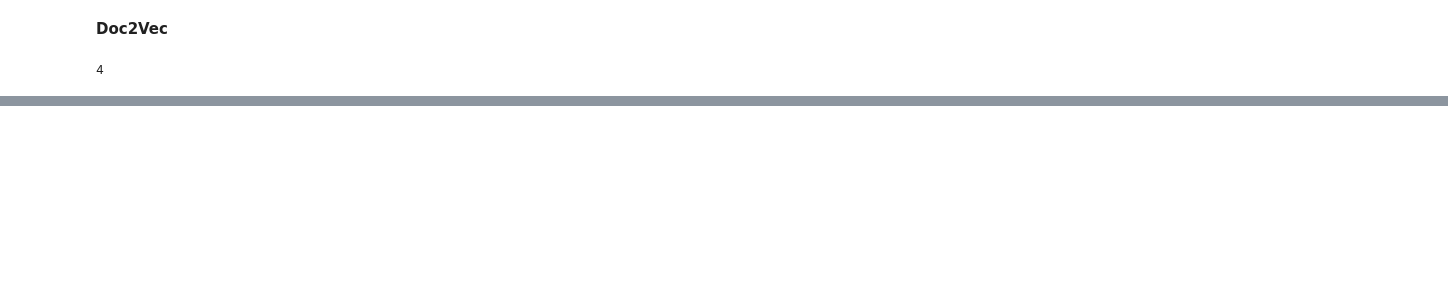
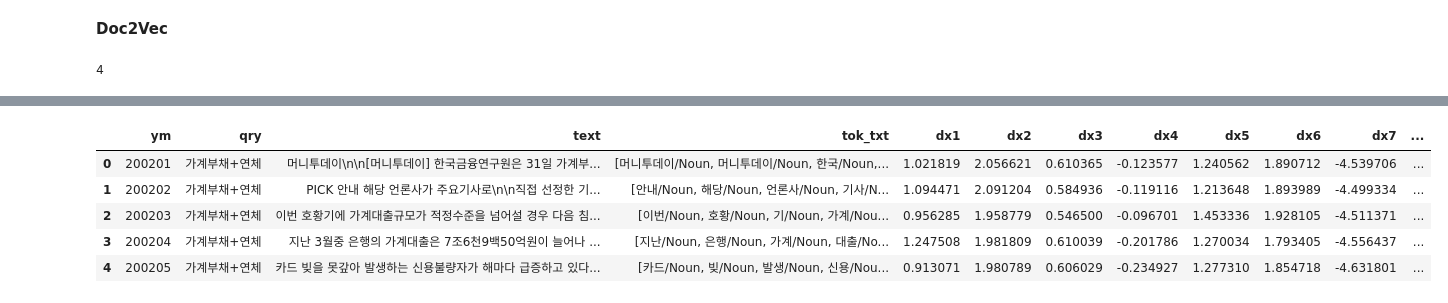
Before and after one commit to jeonghyunwoo/pub_data, a Jupyter notebook: social_d2v_2.ipynb, the cells around one changed output, grey strips where cells are left out. Cells and saved outputs as stored; diff of their text form; code cells hidden in the pictures; blank space fills up the shorter version.

```diff
--- a/social_d2v_2.ipynb
+++ b/social_d2v_2.ipynb
@@ -217,0 +226,9 @@ AttributeError: 'list' object has no attribute 'words'
+# %%
+ndf2.head()
+# %% [output]
+|  | ym | qry | text | tok_txt | dx1 | dx2 | dx3 | dx4 | dx5 | dx6 | dx7 | ... |
+| 0 | 200201 | 가계부채+연체 | 머니투데이\n\n[머니투데이] 한국금융연구원은 31일 가계부... | [머니투데이/Noun, 머니투데이/Noun, 한국/Noun,... | 1.021819 | 2.056621 | 0.610365 | -0.123577 | 1.240562 | 1.890712 | -4.539706 | ... |
+| 1 | 200202 | 가계부채+연체 | PICK 안내 해당 언론사가 주요기사로\n\n직접 선정한 기... | [안내/Noun, 해당/Noun, 언론사/Noun, 기사/N... | 1.094471 | 2.091204 | 0.584936 | -0.119116 | 1.213648 | 1.893989 | -4.499334 | ... |
+| 2 | 200203 | 가계부채+연체 | 이번 호황기에 가계대출규모가 적정수준을 넘어설 경우 다음 침... | [이번/Noun, 호황/Noun, 기/Noun, 가계/Nou... | 0.956285 | 1.958779 | 0.546500 | -0.096701 | 1.453336 | 1.928105 | -4.511371 | ... |
+| 3 | 200204 | 가계부채+연체 | 지난 3월중 은행의 가계대출은 7조6천9백50억원이 늘어나 ... | [지난/Noun, 은행/Noun, 가계/Noun, 대출/No... | 1.247508 | 1.981809 | 0.610039 | -0.201786 | 1.270034 | 1.793405 | -4.556437 | ... |
+| 4 | 200205 | 가계부채+연체 | 카드 빚을 못갚아 발생하는 신용불량자가 해마다 급증하고 있다... | [카드/Noun, 빚/Noun, 발생/Noun, 신용/Nou... | 0.913071 | 1.980789 | 0.606029 | -0.234927 | 1.277310 | 1.854718 | -4.631801 | ... |
```
Also changed, not shown: parts of 12 cells of this notebook.
